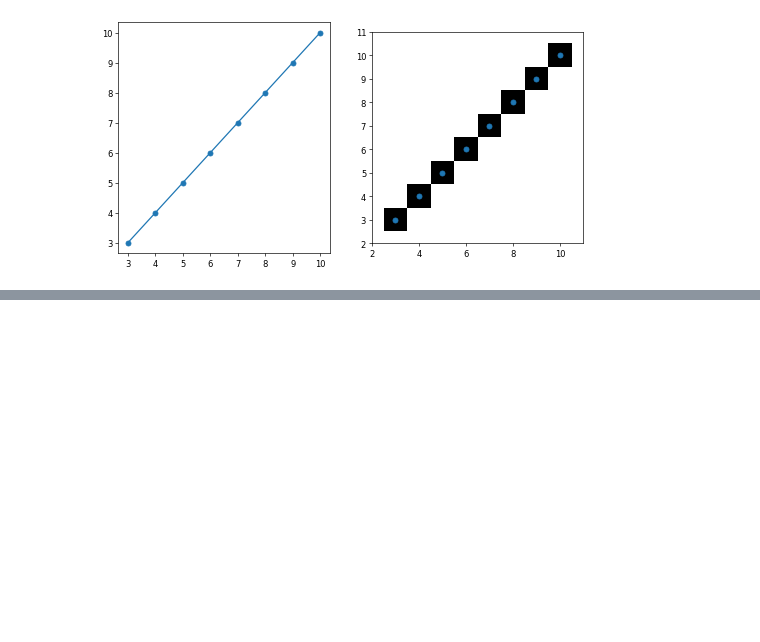
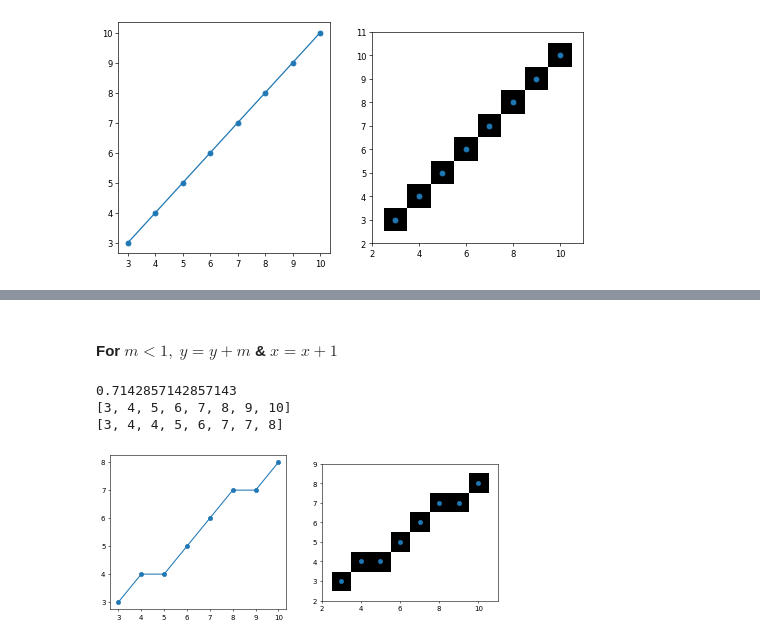
Before and after one commit to Shnku/pythoning_stuff, a Jupyter notebook: cg_algo/linedraw.ipynb, the cells around one changed output, grey strips where cells are left out. Cells and saved outputs as stored; diff of their text form; code cells hidden in the pictures; blank space fills up the shorter version.

Commit message:
added bresenhams and midpoint line drawing algo

```diff
--- a/cg_algo/linedraw.ipynb
+++ b/cg_algo/linedraw.ipynb
@@ -101,0 +118,47 @@ draw(x, y, size=60)
+# %%
+def bresenham(x1, y1, x2, y2):
+    dy, dx = y2 - y1, x2 - x1
+    m = dy / dx
+    print(m)  # tangent
+
+    x, y = [x1], [y1]
+    pk = 2 * dy - dx
+
+    if m < 1:
+        for i in range(dx):
+            if pk < 0:
+                pk = pk + 2 * dy
+                x1 += 1
+                x.append(x1)
+                y.append(y1)
+            else:
+                pk = pk + 2 * dy - 2 * dx
+                x1 += 1
+                y1 += 1
+                x.append(x1)
+                y.append(y1)
+    else:
+        for i in range(dy):
+            if pk < 0:
+                pk = pk + 2 * dx
+                y1 += 1
+                x.append(x1)
+                y.append(y1)
+            else:
+                pk = pk + 2 * dx - 2 * dy
+                x1 += 1
+                y1 += 1
+                x.append(x1)
+                y.append(y1)
+    print(x, y, sep="\n")
+    return x, y
+# %% [markdown]
+#### For $m<1,$ $y=y+m$ & $x=x+1$
+# %%
+x, y = bresenham(3, 3, 10, 8)
+draw(x, y, size=50)
+# %% [output]
+0.7142857142857143
+[3, 4, 5, 6, 7, 8, 9, 10]
+[3, 4, 4, 5, 6, 7, 7, 8]
+[figure, added]
```
Also changed, not shown: parts of 11 cells of this notebook.
